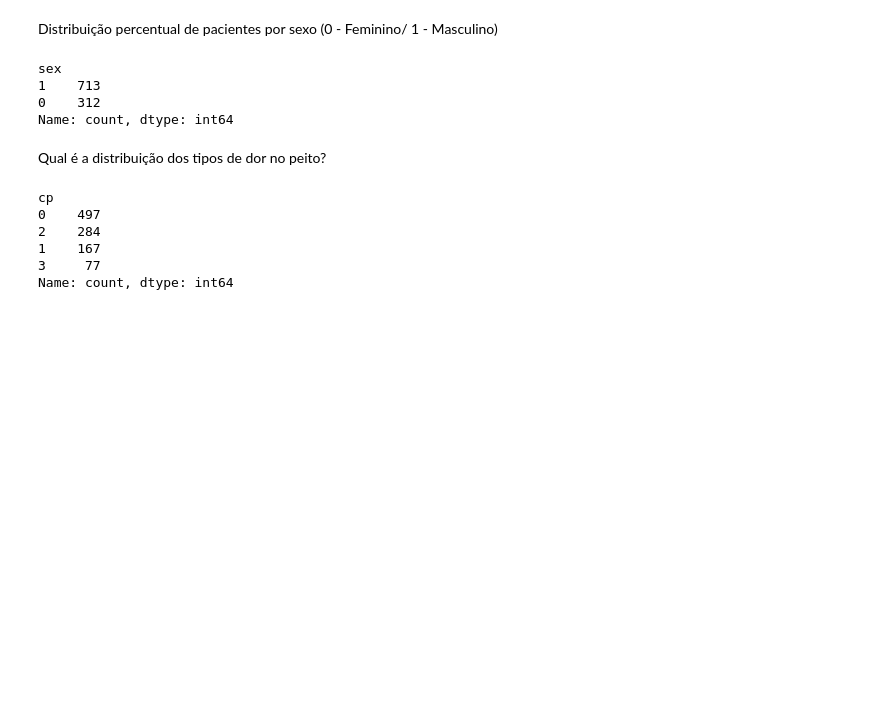
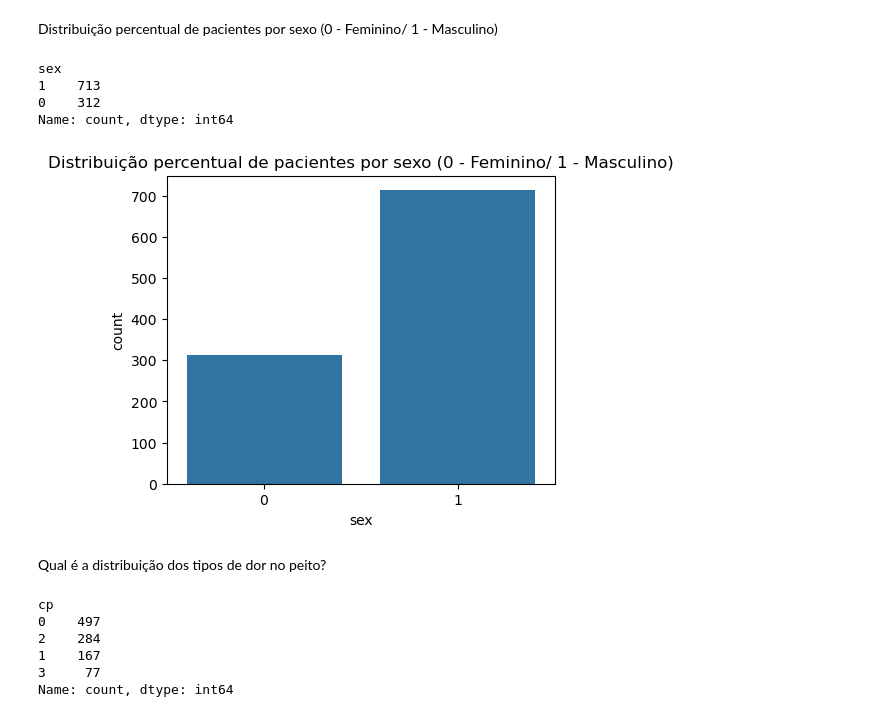
Before and after one commit to emiliogaspar27/data-analysis-portfolio, a Jupyter notebook: Heart_Disease_Analysis/notebooks/Heart_Disease_Analysis.ipynb, the cells around one changed output. Cells and saved outputs as stored; diff of their text form; code cells hidden in the pictures; blank space fills up the shorter version.

```diff
--- a/Heart_Disease_Analysis/notebooks/Heart_Disease_Analysis.ipynb
+++ b/Heart_Disease_Analysis/notebooks/Heart_Disease_Analysis.ipynb
@@ -63,6 +70,13 @@ sex
 1    713
 0    312
 Name: count, dtype: int64
+# %%
+plt.figure(figsize=(5,4))
+sns.countplot(x='sex', data=df)
+plt.title('Distribuição percentual de pacientes por sexo (0 - Feminino/ 1 - Masculino)')
+plt.show()
+# %% [output]
+[figure, added]
 # %% [markdown]
 Qual é a distribuição dos tipos de dor no peito?
 # %%
```
Also changed, not shown: parts of 9 cells of this notebook.
